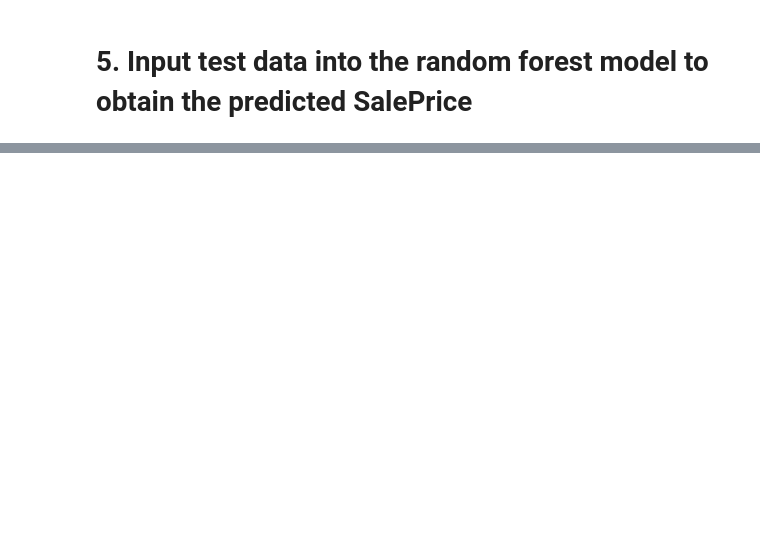
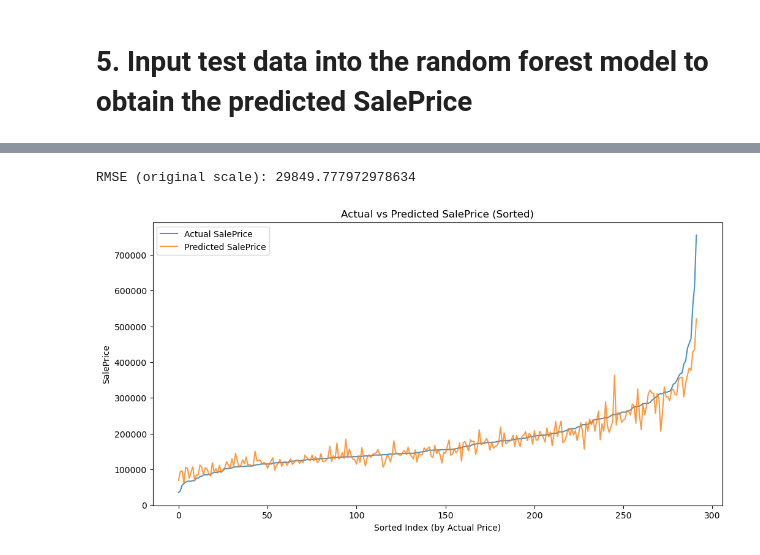
Before and after one commit to jerrell-y/house-price-estimation, a Jupyter notebook: House price estimation.ipynb, the cells around one changed output, grey strips where cells are left out. Cells and saved outputs as stored; diff of their text form; code cells hidden in the pictures; blank space fills up the shorter version.

```diff
--- a/House price estimation.ipynb
+++ b/House price estimation.ipynb
@@ -182,0 +165,31 @@ df_final.head(5)
+# %%
+y_test_actual  = np.expm1(y_test)
+
+rmse = np.sqrt(mean_squared_error(y_test_actual, test_preds))
+print("RMSE (original scale):", rmse)
+# %% [output]
+RMSE (original scale): 29849.777972978634
+# %%
+order = np.argsort(y_test_actual.values)
+
+plt.figure(figsize=(12, 6))
+
+plt.plot(
+    y_test_actual.values[order],
+    label="Actual SalePrice",
+    alpha=0.8
+)
+
+plt.plot(
+    test_preds[order],
+    label="Predicted SalePrice",
+    alpha=0.8
+)
+
+plt.xlabel("Sorted Index (by Actual Price)")
+plt.ylabel("SalePrice")
+plt.title("Actual vs Predicted SalePrice (Sorted)")
+plt.legend()
+plt.show()
+# %% [output]
+[figure, added]
```
Also changed, not shown: parts of 24 cells of this notebook, 1 other file.
